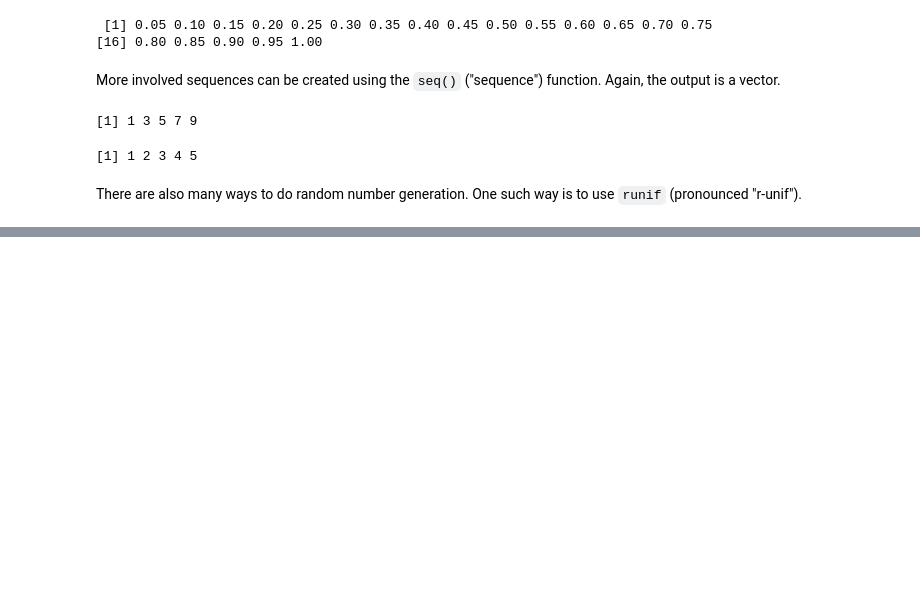
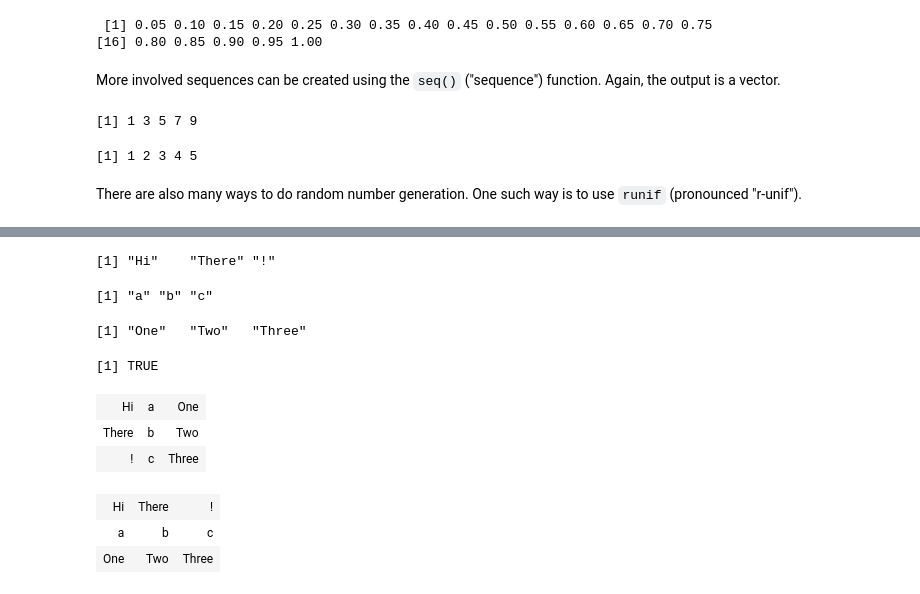
Before and after one commit to scimaksim/NCSU_graduate, a Jupyter notebook: ST588/Module 1 - Data Science & R.ipynb, the cells around one changed output, grey strips where cells are left out. Drawn from its saved outputs; the diff is of its cells as text; code cells hidden in the pictures; blank space fills up the shorter version.

```diff
--- a/ST588/Module 1 - Data Science & R.ipynb
+++ b/ST588/Module 1 - Data Science & R.ipynb
@@ -131,0 +186,22 @@ runif(4, min = 0, max = 1)
+# %%
+# Create character vectors
+x <- c("Hi", "There", "!"); y <- c("a", "b", "c"); z <- c("One", "Two", "Three")
+x
+y
+z
+is.character(x)
+
+# Create matrix
+matrix(c(x, y, z), nrow = 3)
+matrix(c(x, y, z), nrow = 3, byrow = TRUE)
+# %% [output]
+[1] "Hi"    "There" "!"
+[1] "a" "b" "c"
+[1] "One"   "Two"   "Three"
+[1] TRUE
+| Hi | a | One |
+| There | b | Two |
+| ! | c | Three |
+| Hi | There | ! |
+| a | b | c |
+| One | Two | Three |
```
Also changed, not shown: parts of 11 cells of this notebook.
